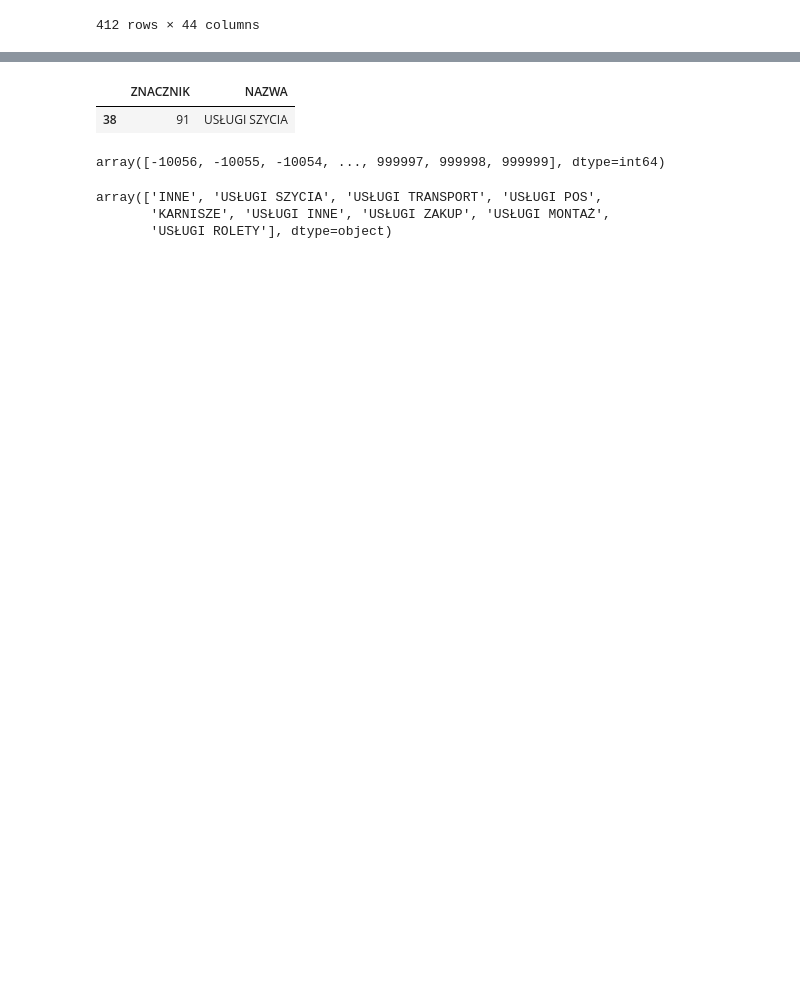
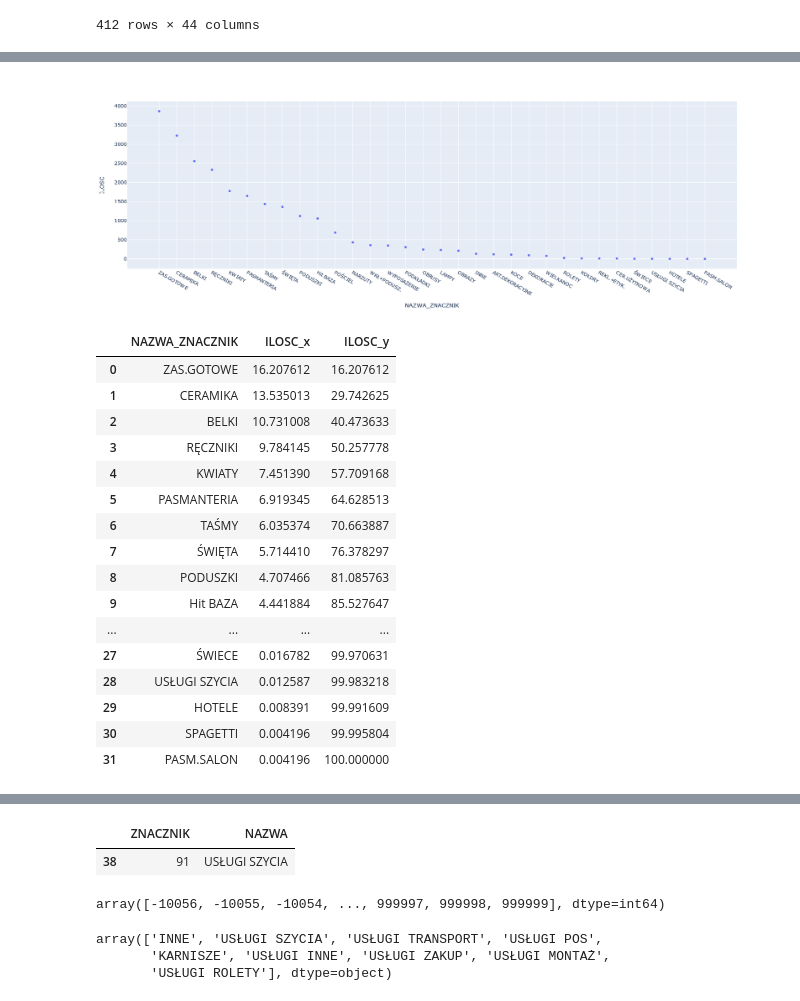
Before and after one commit to plggrzybuch/reklamacje, a Jupyter notebook: reklamacje_sql.ipynb, the cells around one changed output, grey strips where cells are left out. Saved outputs shown, nothing was run; the diff lists cells and outputs as text; code cells hidden in the pictures; blank space fills up the shorter version.

```diff
--- a/reklamacje_sql.ipynb
+++ b/reklamacje_sql.ipynb
@@ -234,0 +271,21 @@ func_plot_scatter(df_fi, {'ILOSC':'sum'})
+# %%
+func_plot_scatter(df_fi, {'ILOSC':'sum'}, 'NAZWA_ZNACZNIK')
+# %% [output]
+[figure, added]
+|  | NAZWA_ZNACZNIK | ILOSC_x | ILOSC_y |
+| 0 | ZAS.GOTOWE | 16.207612 | 16.207612 |
+| 1 | CERAMIKA | 13.535013 | 29.742625 |
+| 2 | BELKI | 10.731008 | 40.473633 |
+| 3 | RĘCZNIKI | 9.784145 | 50.257778 |
+| 4 | KWIATY | 7.451390 | 57.709168 |
+| 5 | PASMANTERIA | 6.919345 | 64.628513 |
+| 6 | TAŚMY | 6.035374 | 70.663887 |
+| 7 | ŚWIĘTA | 5.714410 | 76.378297 |
+| 8 | PODUSZKI | 4.707466 | 81.085763 |
+| 9 | Hit BAZA | 4.441884 | 85.527647 |
+| ... | ... | ... | ... |
+| 27 | ŚWIECE | 0.016782 | 99.970631 |
+| 28 | USŁUGI SZYCIA | 0.012587 | 99.983218 |
+| 29 | HOTELE | 0.008391 | 99.991609 |
+| 30 | SPAGETTI | 0.004196 | 99.995804 |
+| 31 | PASM.SALON | 0.004196 | 100.000000 |
```
Also changed, not shown: parts of 13 cells of this notebook.
